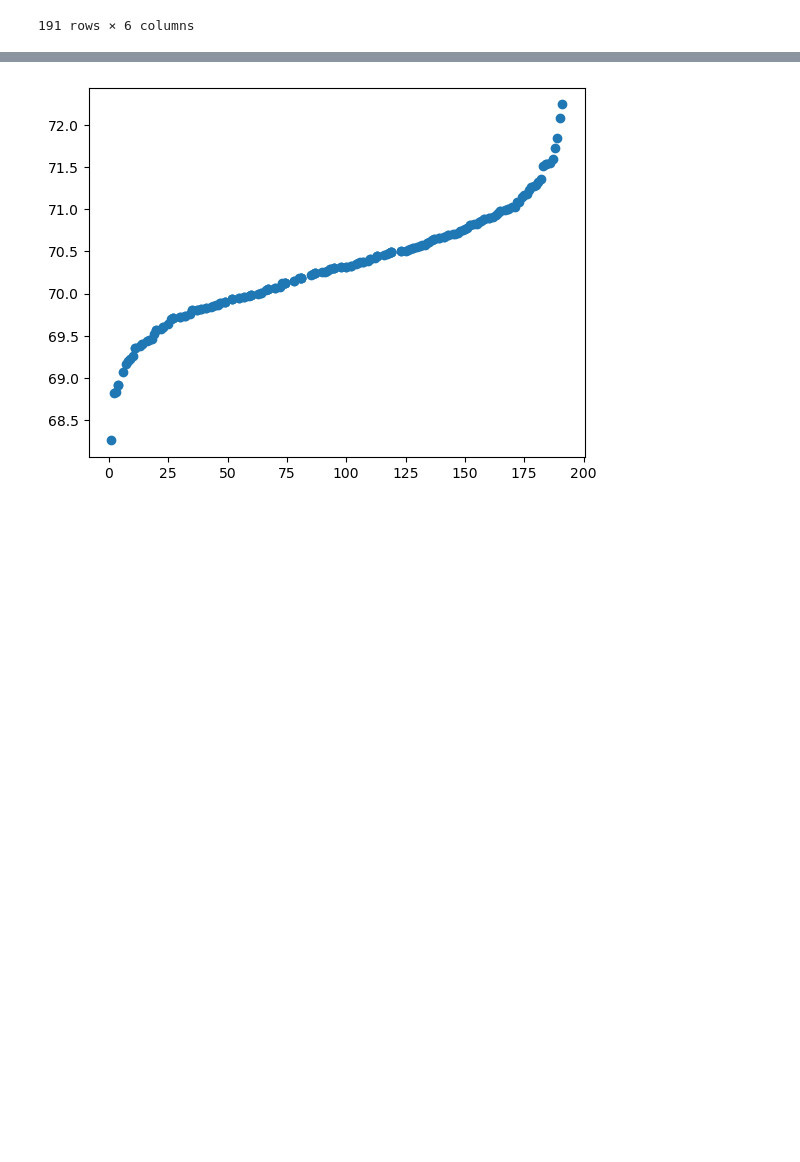
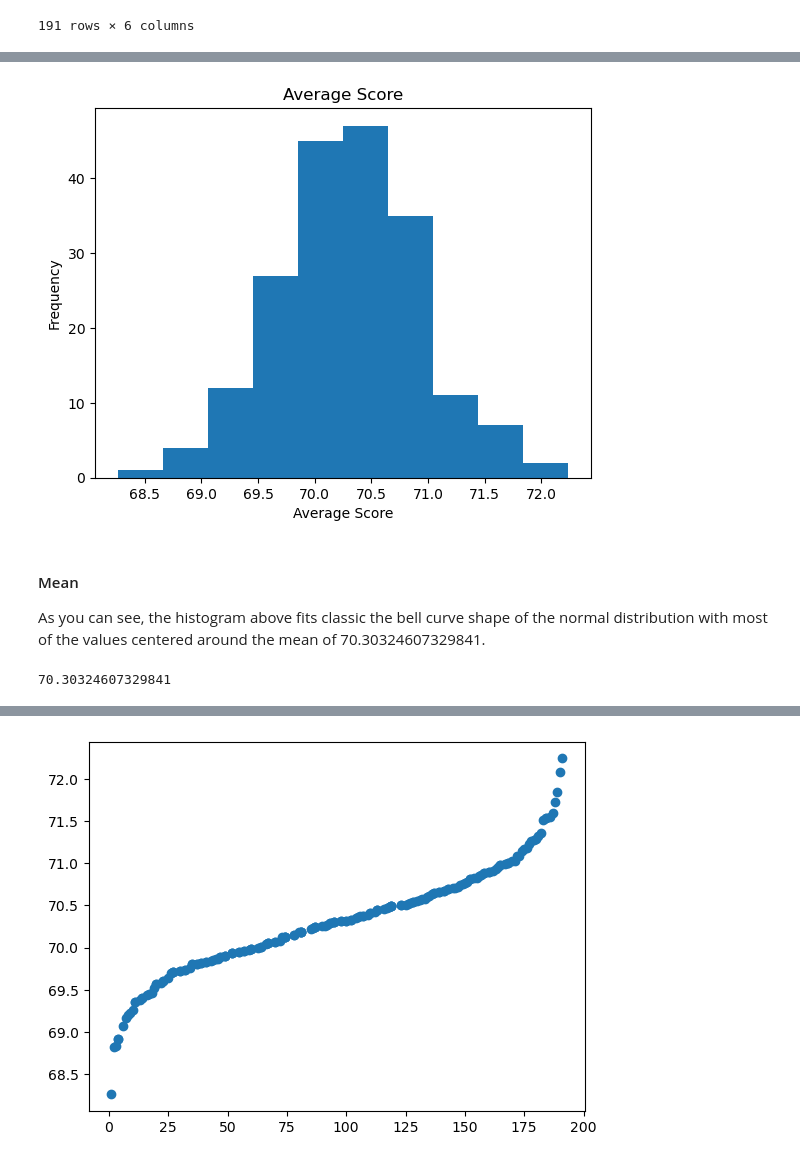
Before and after one commit to mickalleny2k/PfDA_Assignment, a Jupyter notebook: PfDA_Assignment.ipynb, the cells around one changed output, grey strips where cells are left out. Drawn from its saved outputs; the diff is of its cells as text; code cells hidden in the pictures; blank space fills up the shorter version.

```diff
--- a/PfDA_Assignment.ipynb
+++ b/PfDA_Assignment.ipynb
@@ -565,0 +105,29 @@ syn_df
+# %%
+# Average Score follows a Normal Distribution
+# Plot Average Score data from pgatour_golfstats_2022-2023_averagescore.csv
+AVG = df.AVG
+#plt.hist(AVG)
+#plt.show()
+
+# Creating histogram
+fig, ax = plt.subplots(1, 1)
+ax.hist(AVG)
+
+# Set title
+ax.set_title("Average Score")
+
+# adding labels
+ax.set_xlabel('Average Score')
+ax.set_ylabel('Frequency')
+
+plt.show()
+# %% [output]
+[figure, added]
+# %% [markdown]
+#### Mean
+As you can see, the histogram above fits classic the bell curve shape of the normal distribution with most of the values centered around the mean of 70.30324607329841.
+# %%
+mean = df.AVG.mean()
+mean
+# %% [output]
+70.30324607329841
```
Also changed, not shown: parts of 160 cells of this notebook.
